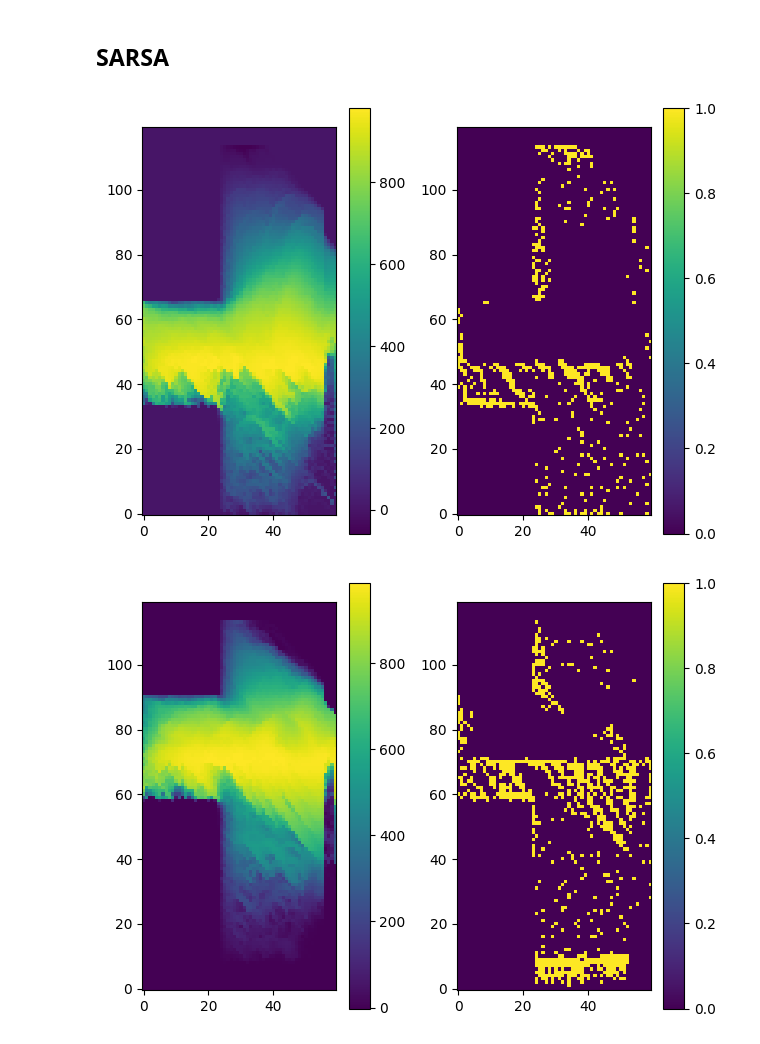
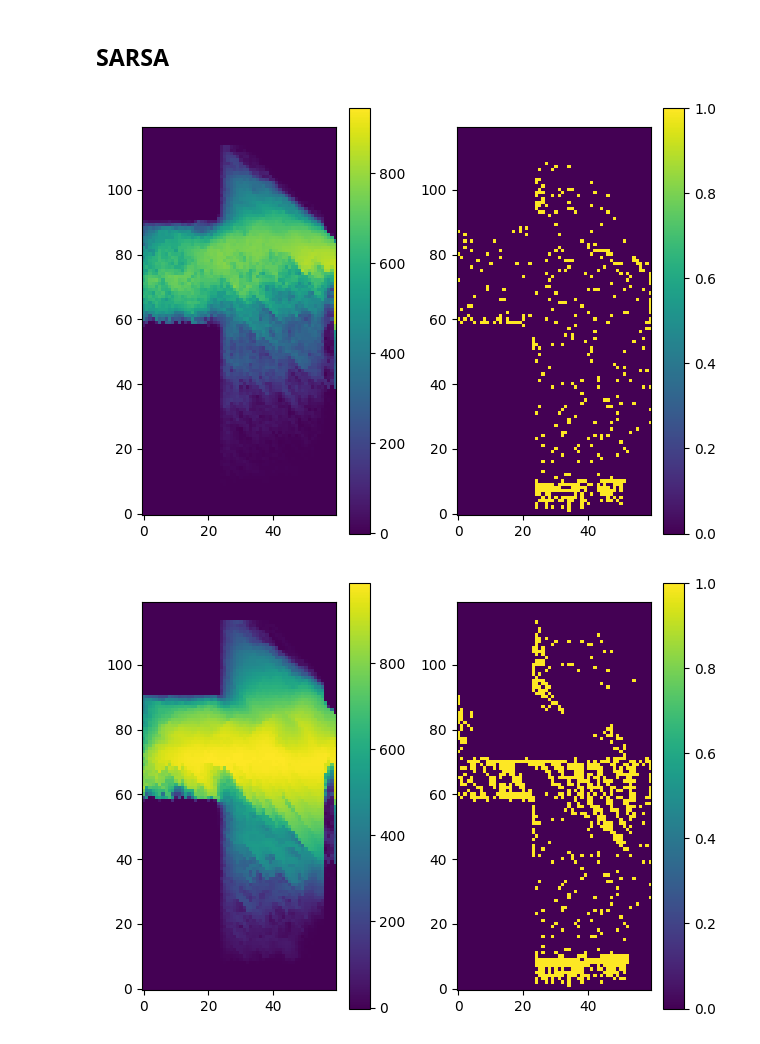
Before and after one commit to JacobAlbus/deepbird, a Jupyter notebook: python/notebook.ipynb, the cells around one changed output. Drawn from its saved outputs; the diff is of its cells as text; code cells hidden in the pictures.

```diff
--- a/python/notebook.ipynb
+++ b/python/notebook.ipynb
@@ -127,28 +127,28 @@ def get_policy_values(height: str, value_function):
 
     return values
 # %%
-index = 1800
+index = 100
 with open(f"action_value_functions/action_value_function_{index}.json") as json_file:
   value_function = json.load(json_file)
 
-pipe_height = '30'
+pipe_height = '80'
 value_function_values = get_value_function_values(pipe_height, value_function)
 policy_values = get_policy_values(pipe_height, value_function)
 
 fig = plt.figure()
 
 ax1 = fig.add_subplot(121)
 im1 = ax1.imshow(value_function_values, origin="lower")
 fig.colorbar(im1)
 
 ax2 = fig.add_subplot(122)
 im2 = ax2.imshow(policy_values, origin="lower")
 fig.colorbar(im2)
 
 fig.tight_layout()
 plt.show()
 # %% [output]
-[figure, old version]
+[figure, new version]
 # %%
 index = 1738
 with open(f"action_value_functions/action_value_function_{index}.json") as json_file:
```
Also changed, not shown: 8 other files.
